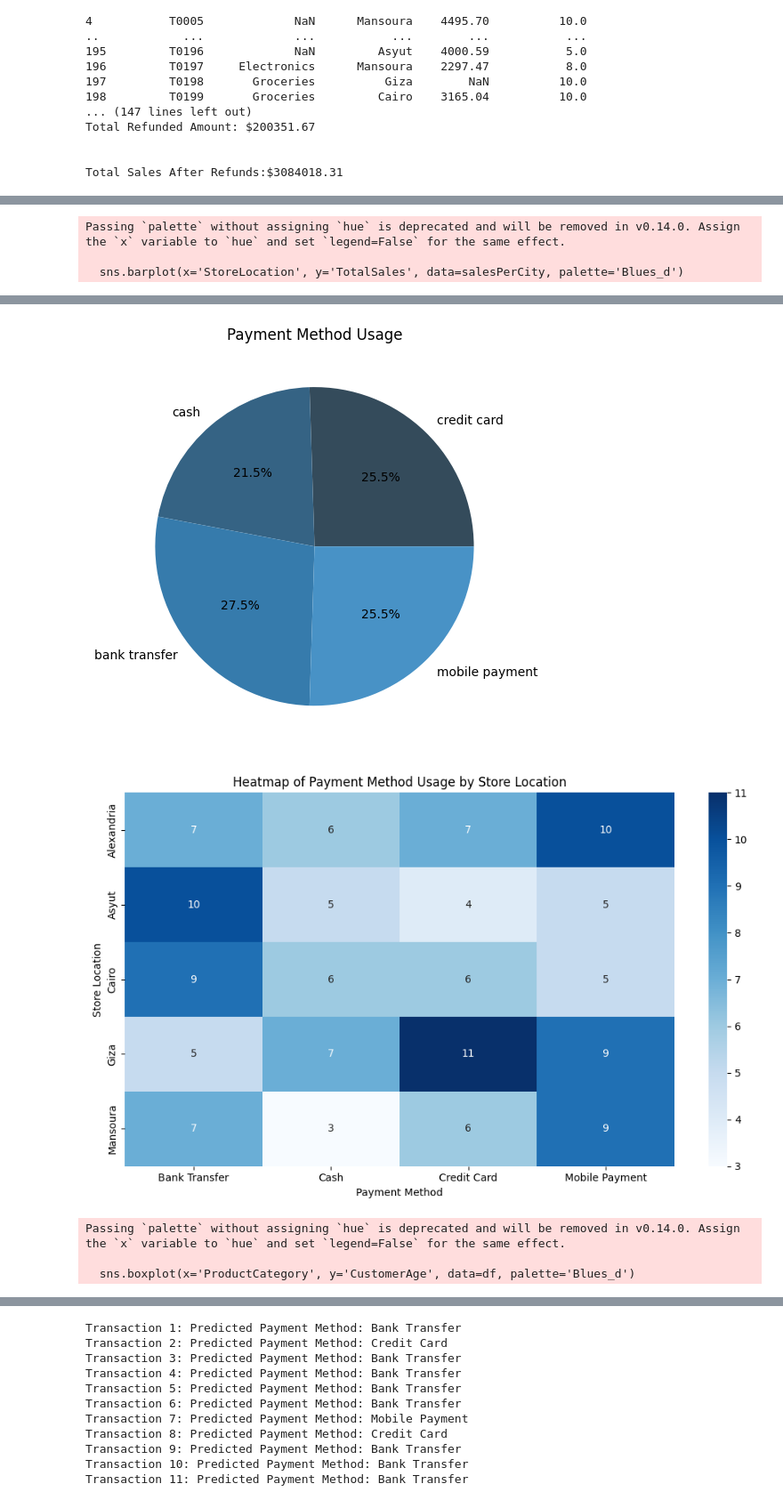
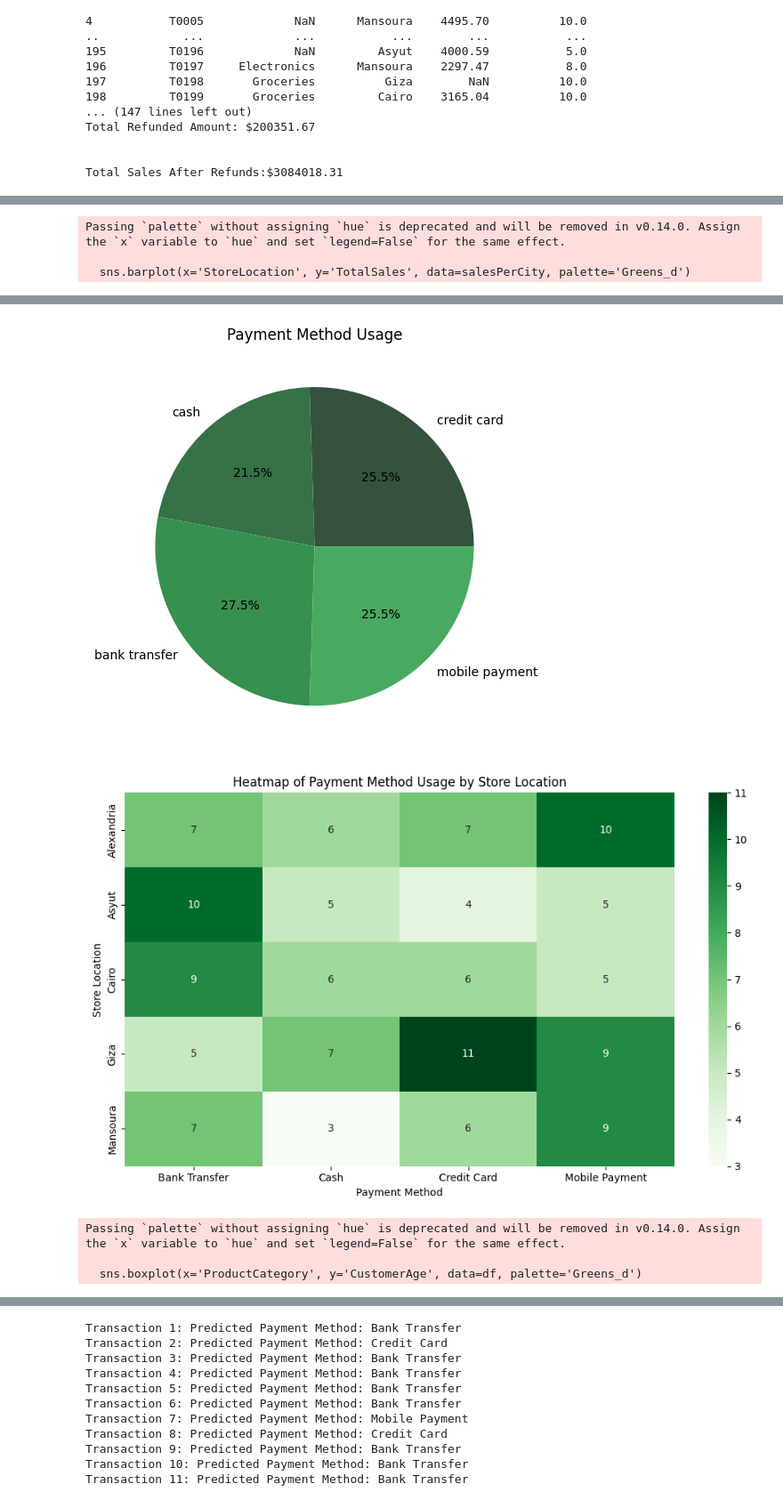
Before and after one commit to Omar-Atwa16/Retail-Sales-Project, a Jupyter notebook: dataScienceProject.ipynb, the cells around one changed output, grey strips where cells are left out. Shown at 89% size. Drawn from its saved outputs; the diff is of its cells as text; code cells hidden in the pictures.

```diff
--- a/dataScienceProject.ipynb
+++ b/dataScienceProject.ipynb
@@ -393,7 +393,7 @@ avgAgePerCat = df.groupby('ProductCategory')['CustomerAge'].mean().round().reset
 
 # Total Sales Per Category
 plt.figure(figsize=(8, 5))
-sns.barplot(x='ProductCategory', y='TotalSales', data=salesPerCat, palette='Blues_d')
+sns.barplot(x='ProductCategory', y='TotalSales', data=salesPerCat, palette='Greens_d')
 plt.title('Total Sales per Product Category')
 plt.xlabel('Product Category')
 plt.ylabel('Total Sales $')
@@ -402,7 +402,7 @@ plt.show()
 
 # Total Sales Per City
 plt.figure(figsize=(8, 5))
-sns.barplot(x='StoreLocation', y='TotalSales', data=salesPerCity, palette='Blues_d')
+sns.barplot(x='StoreLocation', y='TotalSales', data=salesPerCity, palette='Greens_d')
 plt.title('Total Sales per City')
 plt.xlabel('Store Location')
 plt.ylabel('Total Sales $')
@@ -413,7 +413,7 @@ plt.show()
 plt.figure(figsize=(8, 5))
 labels = ['credit card', 'cash', 'bank transfer', 'mobile payment']
 sizes = [51, 43, 55, 51]
-colors = ['#344b5b', '#356384','#367bac', '#4892c6']
+colors = ['#34523d', '#357246','#369050', '#48a961']
 plt.pie(sizes, labels=labels, autopct='%1.1f%%', colors=colors)
 plt.title('Payment Method Usage')
 plt.tight_layout()
@@ -421,8 +421,8 @@ plt.show()
 
 # Payment Method Usage Per City - Heat Map
 plt.figure(figsize=(10, 6))
-sns.heatmap(data=paymentMethodPerCity, annot=True, fmt='g', cmap='Blues')
-plt.title('Payment Method Usage Per City')
+sns.heatmap(data=paymentMethodPerCity, annot=True, fmt='g', cmap='Greens')
+plt.title('Heatmap of Payment Method Usage by Store Location')
 plt.xlabel('Payment Method')
 plt.ylabel('Store Location')
 plt.tight_layout()
@@ -430,7 +430,7 @@ plt.show()
 
 # Average Customer Age Per Category - Box Plot
 plt.figure(figsize=(8, 5))
-sns.boxplot(x='ProductCategory', y='CustomerAge', data=df, palette='Blues_d')
+sns.boxplot(x='ProductCategory', y='CustomerAge', data=df, palette='Greens_d')
 plt.title('Average Customer Age per Product Category')
 plt.xlabel('Product Category')
 plt.ylabel('Customer Age')
@@ -441,7 +441,7 @@ plt.show()
 plt.figure(figsize=(8, 5))
 labels = ['Refunded', 'Not Refunded']
 sizes = [refundCount, numberOfTransactions - refundCount]
-colors = ['#76c6ba', '#356384']
+colors = ['#34523d', '#357246']
 plt.pie(sizes, labels=labels, autopct='%1.1f%%', colors=colors, explode=(0.1, 0))
 plt.title('Refund Rate')
 plt.tight_layout()
@@ -454,3 +454,3 @@ Passing `palette` without assigning `hue` is deprecated and will be removed in v
 Passing `palette` without assigning `hue` is deprecated and will be removed in v0.14.0. Assign the `x` variable to `hue` and set `legend=False` for the same effect.
 
-  sns.barplot(x='StoreLocation', y='TotalSales', data=salesPerCity, palette='Blues_d')
+  sns.barplot(x='StoreLocation', y='TotalSales', data=salesPerCity, palette='Greens_d')
@@ -458,5 +458,5 @@ Passing `palette` without assigning `hue` is deprecated and will be removed in v
-[figure, old version]
+[figure, new version]
-[figure, old version]
+[figure, new version]
 Passing `palette` without assigning `hue` is deprecated and will be removed in v0.14.0. Assign the `x` variable to `hue` and set `legend=False` for the same effect.
 
-  sns.boxplot(x='ProductCategory', y='CustomerAge', data=df, palette='Blues_d')
+  sns.boxplot(x='ProductCategory', y='CustomerAge', data=df, palette='Greens_d')
```
Also changed, not shown: parts of 2 cells of this notebook.
